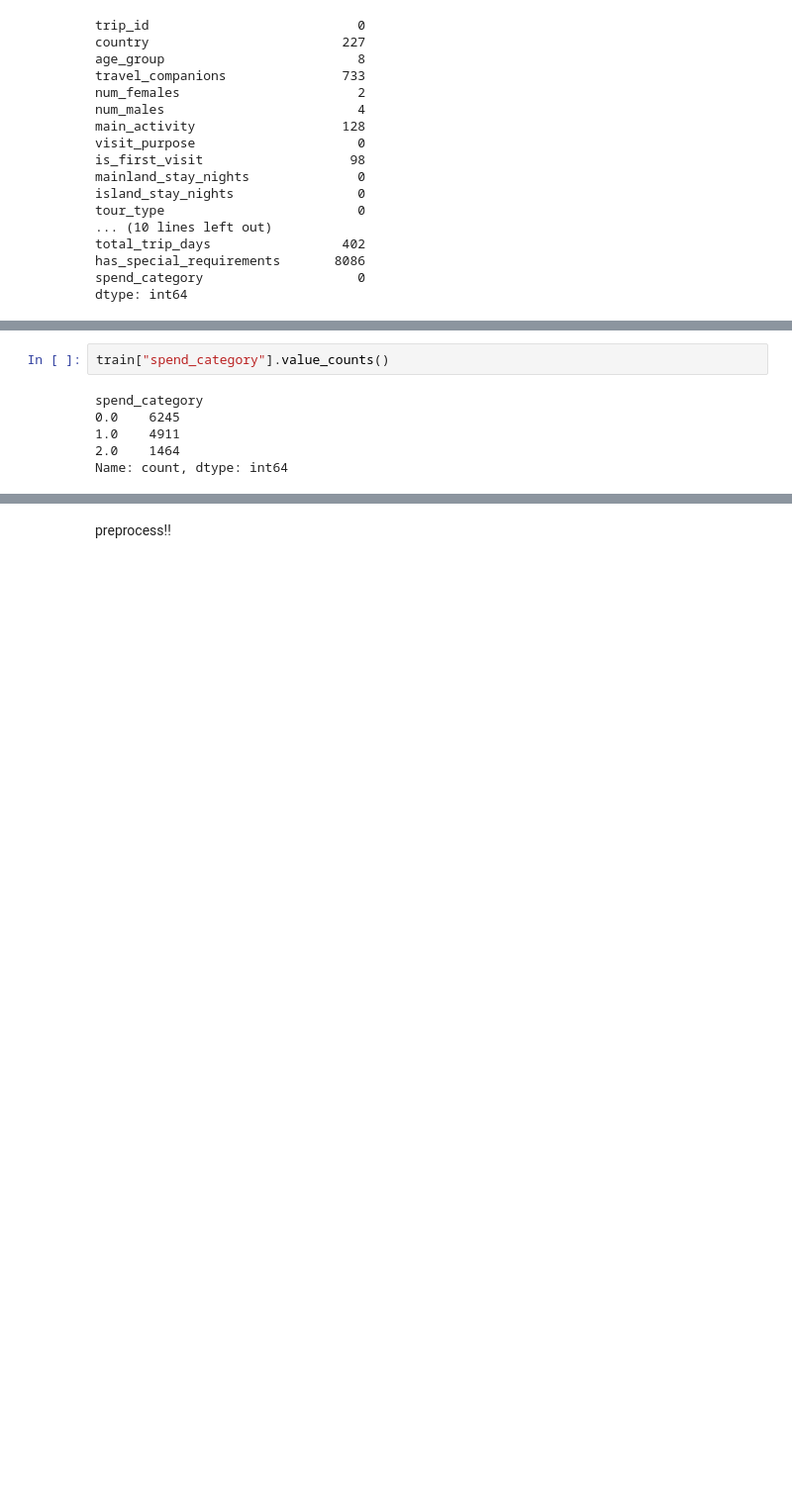
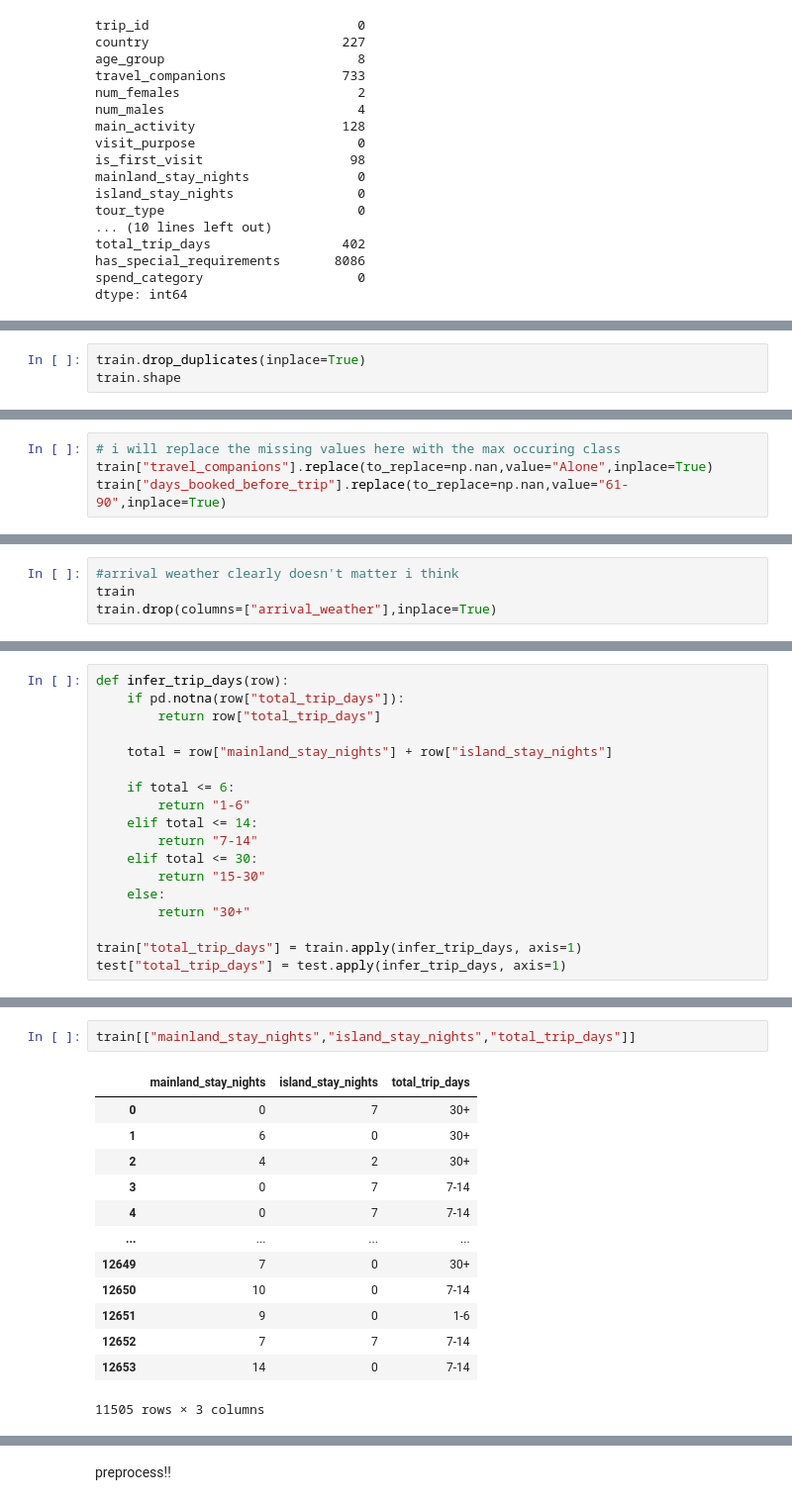
Before and after one commit to saheemReshi/ML_Project_part2, a Jupyter notebook: saheem/multi_class/svm_nn.ipynb, the cells around one changed output, grey strips where cells are left out. Shown at 99% size. Drawn from its saved outputs; the diff is of its cells as text; blank space fills up the shorter version.

Commit message:
finished preprocessing training data

```diff
--- a/saheem/multi_class/svm_nn.ipynb
+++ b/saheem/multi_class/svm_nn.ipynb
@@ -118,0 +216,3 @@ train.drop(columns=nullValueColumns.index, inplace=True)
+# %%
+train.drop_duplicates(inplace=True)
+train.shape
@@ -118,0 +253,4 @@ train.drop(columns=nullValueColumns.index, inplace=True)
+# %%
+# i will replace the missing values here with the max occuring class
+train["travel_companions"].replace(to_replace=np.nan,value="Alone",inplace=True)
+train["days_booked_before_trip"].replace(to_replace=np.nan,value="61-90",inplace=True)
@@ -118,0 +290,4 @@ train.drop(columns=nullValueColumns.index, inplace=True)
+# %%
+#arrival weather clearly doesn't matter i think
+train
+train.drop(columns=["arrival_weather"],inplace=True)
@@ -118,0 +342,18 @@ train.drop(columns=nullValueColumns.index, inplace=True)
+# %%
+def infer_trip_days(row):
+    if pd.notna(row["total_trip_days"]):
+        return row["total_trip_days"]
+
+    total = row["mainland_stay_nights"] + row["island_stay_nights"]
+
+    if total <= 6:
+        return "1-6"
+    elif total <= 14:
+        return "7-14"
+    elif total <= 30:
+        return "15-30"
+    else:
+        return "30+"
+
+train["total_trip_days"] = train.apply(infer_trip_days, axis=1)
+test["total_trip_days"] = test.apply(infer_trip_days, axis=1)
@@ -135,8 +400,16 @@ train
-# %%
-train["spend_category"].value_counts()
-# %% [output]
-spend_category
-0.0    6245
-1.0    4911
-2.0    1464
-Name: count, dtype: int64
+# %%
+train[["mainland_stay_nights","island_stay_nights","total_trip_days"]]
+# %% [output]
+|  | mainland_stay_nights | island_stay_nights | total_trip_days |
+| 0 | 0 | 7 | 30+ |
+| 1 | 6 | 0 | 30+ |
+| 2 | 4 | 2 | 30+ |
+| 3 | 0 | 7 | 7-14 |
+| 4 | 0 | 7 | 7-14 |
+| ... | ... | ... | ... |
+| 12649 | 7 | 0 | 30+ |
+| 12650 | 10 | 0 | 7-14 |
+| 12651 | 9 | 0 | 1-6 |
+| 12652 | 7 | 7 | 7-14 |
+| 12653 | 14 | 0 | 7-14 |
+11505 rows × 3 columns
```
Also changed, not shown: parts of 38 cells of this notebook, 2 other files.
